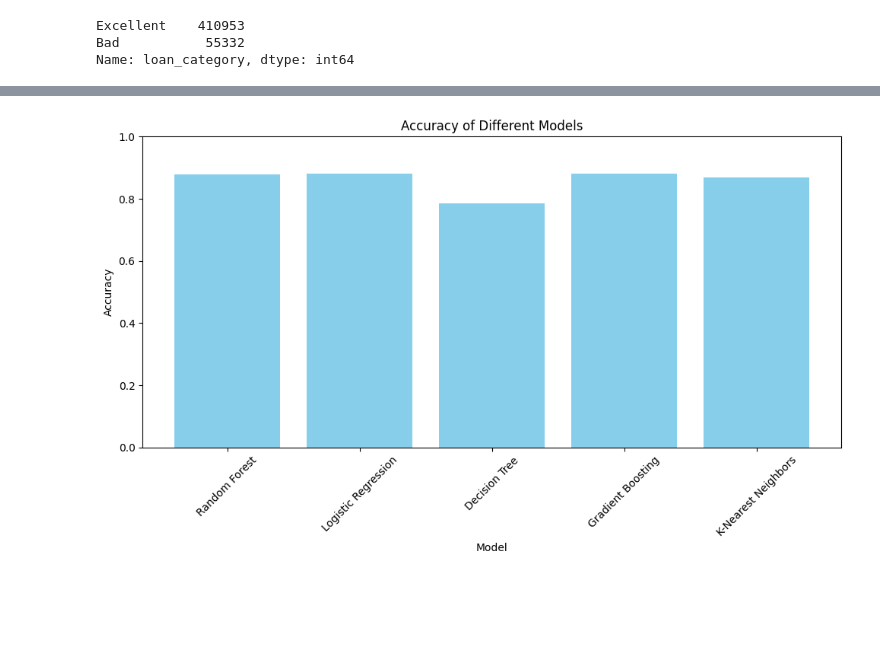
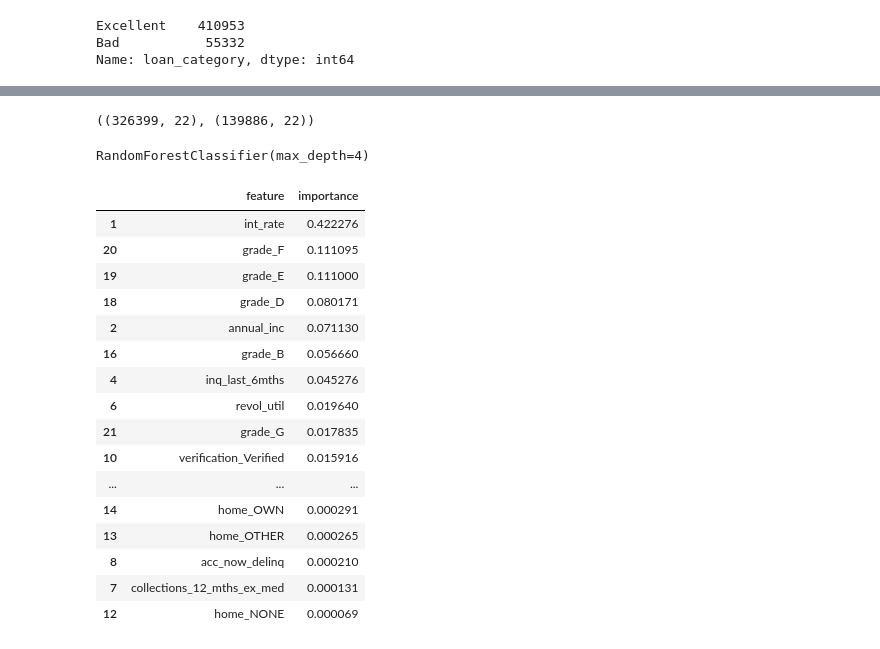
Before and after one commit to Fallennnnnn/ID-X-Partner-Data-Scientist-Virtual-Internship, a Jupyter notebook: Credit_Risk_Predictions.ipynb, the cells around one changed output, grey strips where cells are left out. Saved outputs shown, nothing was run; the diff lists cells and outputs as text; code cells hidden in the pictures; blank space fills up the shorter version.

```diff
--- a/Credit_Risk_Predictions.ipynb
+++ b/Credit_Risk_Predictions.ipynb
@@ -417,3 +417,8 @@ Name: emp_length, Length: 466285, dtype: int64
+# %%
+df_clean2['emp_length'] = df_clean2['emp_length'].str.replace('\+ years', '')
+df_clean2['emp_length'] = df_clean2['emp_length'].str.replace('< 1 year', str(0))
+df_clean2['emp_length'] = df_clean2['emp_length'].str.replace(' years', '')
+df_clean2['emp_length'] = df_clean2['emp_length'].str.replace(' year', '')
 # %%
 encoded_verification = pd.get_dummies(df_clean2['verification_status'], prefix='verification', drop_first=True)
 encoded_home_ownership = pd.get_dummies(df_clean2['home_ownership'], prefix='home', drop_first=True)
@@ -528,13 +495,36 @@ K-Nearest Neighbors Accuracy: 0.8688
-# %%
-# Create a bar plot to visualize accuracies
-plt.figure(figsize=(10, 6))
-plt.bar(model_names, accuracies, color='skyblue')
-plt.xlabel('Model')
-plt.ylabel('Accuracy')
-plt.title('Accuracy of Different Models')
-plt.ylim(0, 1)  # Set y-axis limits to 0-1 for accuracy percentage
-plt.xticks(rotation=45)  # Rotate x-axis labels for readability
-plt.tight_layout()
-plt.show()
-# %% [output]
-[figure, removed]
+# %%
+X_train.shape, X_test.shape
+# %% [output]
+((326399, 22), (139886, 22))
+# %%
+rfc = RandomForestClassifier(max_depth=4)
+rfc.fit(X_train, Y_train)
+# %% [output]
+RandomForestClassifier(max_depth=4)
+# %%
+arr_feature_importances = rfc.feature_importances_
+arr_feature_names = X_train.columns.values
+
+df_feature_importance = pd.DataFrame(index=range(len(arr_feature_importances)), columns=['feature', 'importance'])
+df_feature_importance['feature'] = arr_feature_names
+df_feature_importance['importance'] = arr_feature_importances
+df_all_features = df_feature_importance.sort_values(by='importance', ascending=False)
+df_all_features
+# %% [output]
+|  | feature | importance |
+| 1 | int_rate | 0.422276 |
+| 20 | grade_F | 0.111095 |
+| 19 | grade_E | 0.111000 |
+| 18 | grade_D | 0.080171 |
+| 2 | annual_inc | 0.071130 |
+| 16 | grade_B | 0.056660 |
+| 4 | inq_last_6mths | 0.045276 |
+| 6 | revol_util | 0.019640 |
+| 21 | grade_G | 0.017835 |
+| 10 | verification_Verified | 0.015916 |
+| ... | ... | ... |
+| 14 | home_OWN | 0.000291 |
+| 13 | home_OTHER | 0.000265 |
+| 8 | acc_now_delinq | 0.000210 |
+| 7 | collections_12_mths_ex_med | 0.000131 |
+| 12 | home_NONE | 0.000069 |
```
Also changed, not shown: parts of 10 cells of this notebook.
